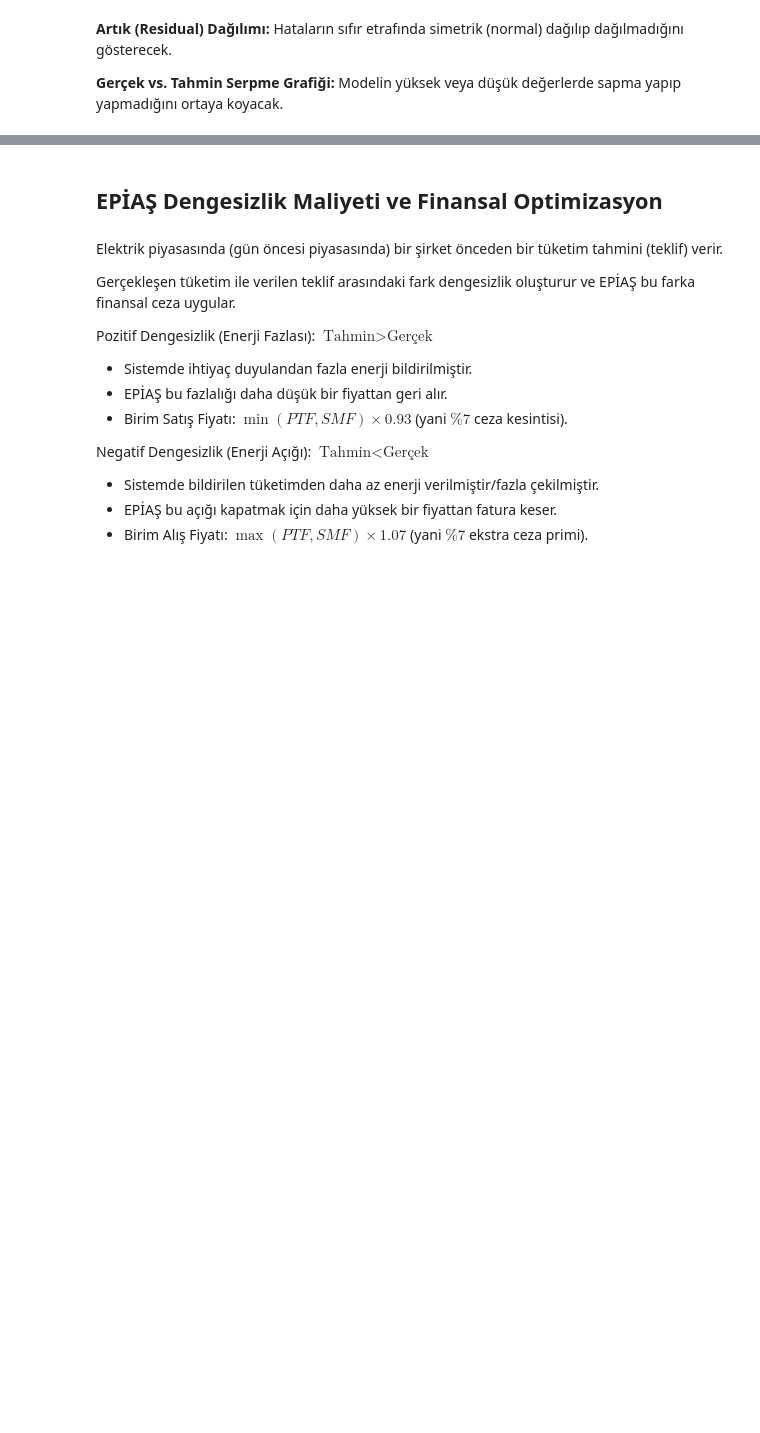
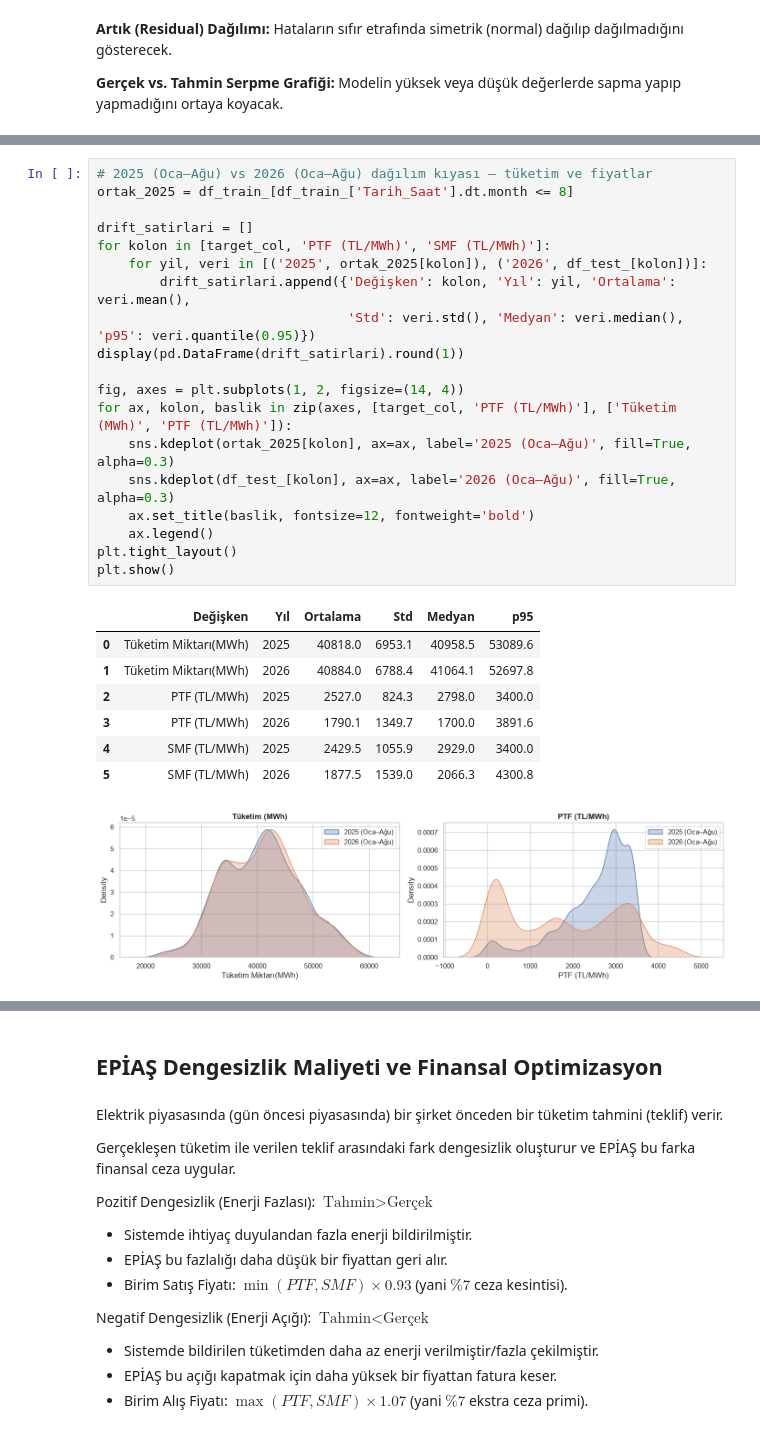
Before and after one commit to mcaglarilkay/epias-tuketim-tahmini, a Jupyter notebook: epias_final.ipynb, the cells around one changed output, grey strips where cells are left out. Cells and saved outputs as stored; diff of their text form; blank space fills up the shorter version.

```diff
--- a/epias_final.ipynb
+++ b/epias_final.ipynb
@@ -1503,0 +1575,28 @@ plt.show()
+# %%
+# 2025 (Oca–Ağu) vs 2026 (Oca–Ağu) dağılım kıyası — tüketim ve fiyatlar
+ortak_2025 = df_train_[df_train_['Tarih_Saat'].dt.month <= 8]
+
+drift_satirlari = []
+for kolon in [target_col, 'PTF (TL/MWh)', 'SMF (TL/MWh)']:
+    for yil, veri in [('2025', ortak_2025[kolon]), ('2026', df_test_[kolon])]:
+        drift_satirlari.append({'Değişken': kolon, 'Yıl': yil, 'Ortalama': veri.mean(),
+                                'Std': veri.std(), 'Medyan': veri.median(), 'p95': veri.quantile(0.95)})
+display(pd.DataFrame(drift_satirlari).round(1))
+
+fig, axes = plt.subplots(1, 2, figsize=(14, 4))
+for ax, kolon, baslik in zip(axes, [target_col, 'PTF (TL/MWh)'], ['Tüketim (MWh)', 'PTF (TL/MWh)']):
+    sns.kdeplot(ortak_2025[kolon], ax=ax, label='2025 (Oca–Ağu)', fill=True, alpha=0.3)
+    sns.kdeplot(df_test_[kolon], ax=ax, label='2026 (Oca–Ağu)', fill=True, alpha=0.3)
+    ax.set_title(baslik, fontsize=12, fontweight='bold')
+    ax.legend()
+plt.tight_layout()
+plt.show()
+# %% [output]
+|  | Değişken | Yıl | Ortalama | Std | Medyan | p95 |
+| 0 | Tüketim Miktarı(MWh) | 2025 | 40818.0 | 6953.1 | 40958.5 | 53089.6 |
+| 1 | Tüketim Miktarı(MWh) | 2026 | 40884.0 | 6788.4 | 41064.1 | 52697.8 |
+| 2 | PTF (TL/MWh) | 2025 | 2527.0 | 824.3 | 2798.0 | 3400.0 |
+| 3 | PTF (TL/MWh) | 2026 | 1790.1 | 1349.7 | 1700.0 | 3891.6 |
+| 4 | SMF (TL/MWh) | 2025 | 2429.5 | 1055.9 | 2929.0 | 3400.0 |
+| 5 | SMF (TL/MWh) | 2026 | 1877.5 | 1539.0 | 2066.3 | 4300.8 |
+[figure, added]
```
Also changed, not shown: parts of 44 cells of this notebook.
